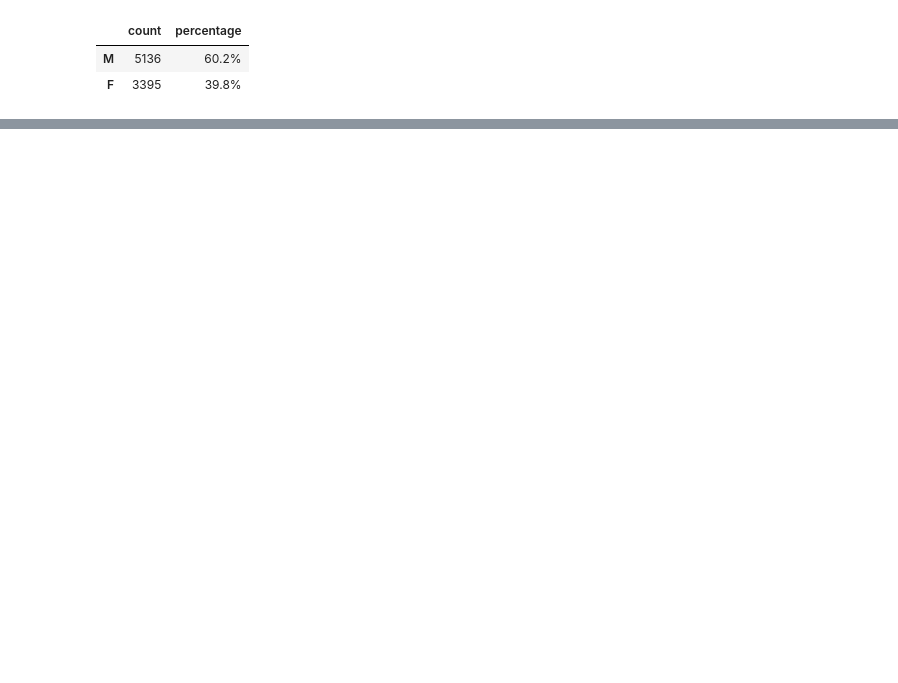
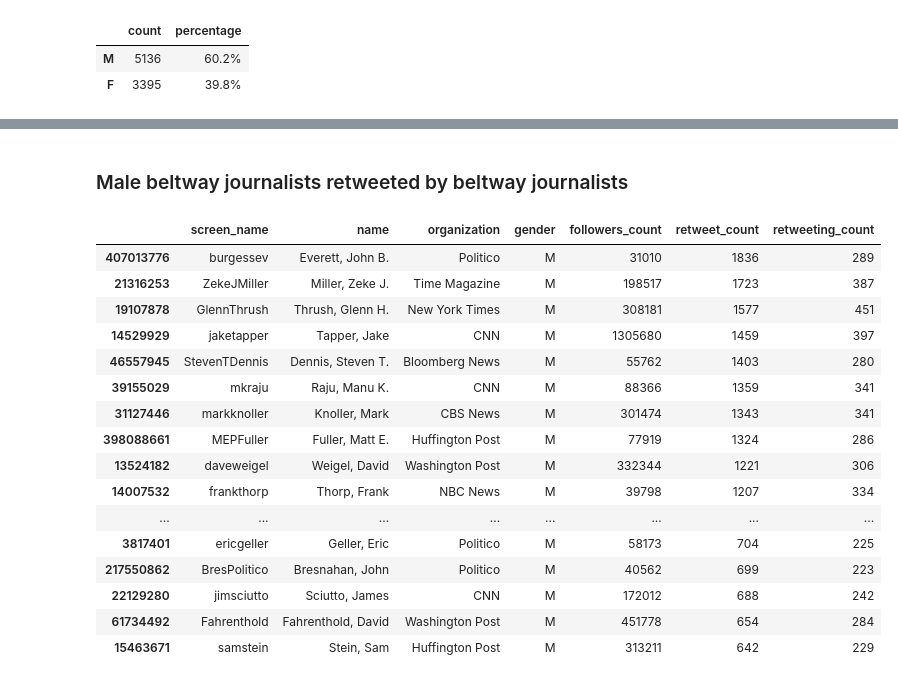
Before and after one commit to justinlittman/beltway_reporters, a Jupyter notebook: jupyter/Gender dynamics.ipynb, the cells around one changed output, grey strips where cells are left out. Saved outputs shown, nothing was run; the diff lists cells and outputs as text; code cells hidden in the pictures; blank space fills up the shorter version.

```diff
--- a/jupyter/Gender dynamics.ipynb
+++ b/jupyter/Gender dynamics.ipynb
@@ -659,0 +910,24 @@ journalist_mention_gender_summary(journalists_mention_df[journalists_mention_df.
+# %% [markdown]
+### Male beltway journalists retweeted by beltway journalists
+# %%
+male_journalists_retweet_summary_df = journalist_retweet_summary(journalists_retweet_df[journalists_retweet_df.retweet_gender == 'M'])
+male_journalists_retweet_summary_df.to_csv('output/male_journalists_retweeted_by_journalists.csv')
+male_journalists_retweet_summary_df[journalist_retweet_summary_fields].head(25)
+# %% [output]
+|  | screen_name | name | organization | gender | followers_count | retweet_count | retweeting_count |
+| 407013776 | burgessev | Everett, John B. | Politico | M | 31010 | 1836 | 289 |
+| 21316253 | ZekeJMiller | Miller, Zeke J. | Time Magazine | M | 198517 | 1723 | 387 |
+| 19107878 | GlennThrush | Thrush, Glenn H. | New York Times | M | 308181 | 1577 | 451 |
+| 14529929 | jaketapper | Tapper, Jake | CNN | M | 1305680 | 1459 | 397 |
+| 46557945 | StevenTDennis | Dennis, Steven T. | Bloomberg News | M | 55762 | 1403 | 280 |
+| 39155029 | mkraju | Raju, Manu K. | CNN | M | 88366 | 1359 | 341 |
+| 31127446 | markknoller | Knoller, Mark | CBS News | M | 301474 | 1343 | 341 |
+| 398088661 | MEPFuller | Fuller, Matt E. | Huffington Post | M | 77919 | 1324 | 286 |
+| 13524182 | daveweigel | Weigel, David | Washington Post | M | 332344 | 1221 | 306 |
+| 14007532 | frankthorp | Thorp, Frank | NBC News | M | 39798 | 1207 | 334 |
+| ... | ... | ... | ... | ... | ... | ... | ... |
+| 3817401 | ericgeller | Geller, Eric | Politico | M | 58173 | 704 | 225 |
+| 217550862 | BresPolitico | Bresnahan, John | Politico | M | 40562 | 699 | 223 |
+| 22129280 | jimsciutto | Sciutto, James | CNN | M | 172012 | 688 | 242 |
+| 61734492 | Fahrenthold | Fahrenthold, David | Washington Post | M | 451778 | 654 | 284 |
+| 15463671 | samstein | Stein, Sam | Huffington Post | M | 313211 | 642 | 229 |
```
Also changed, not shown: parts of 66 cells of this notebook, 15 other files.
